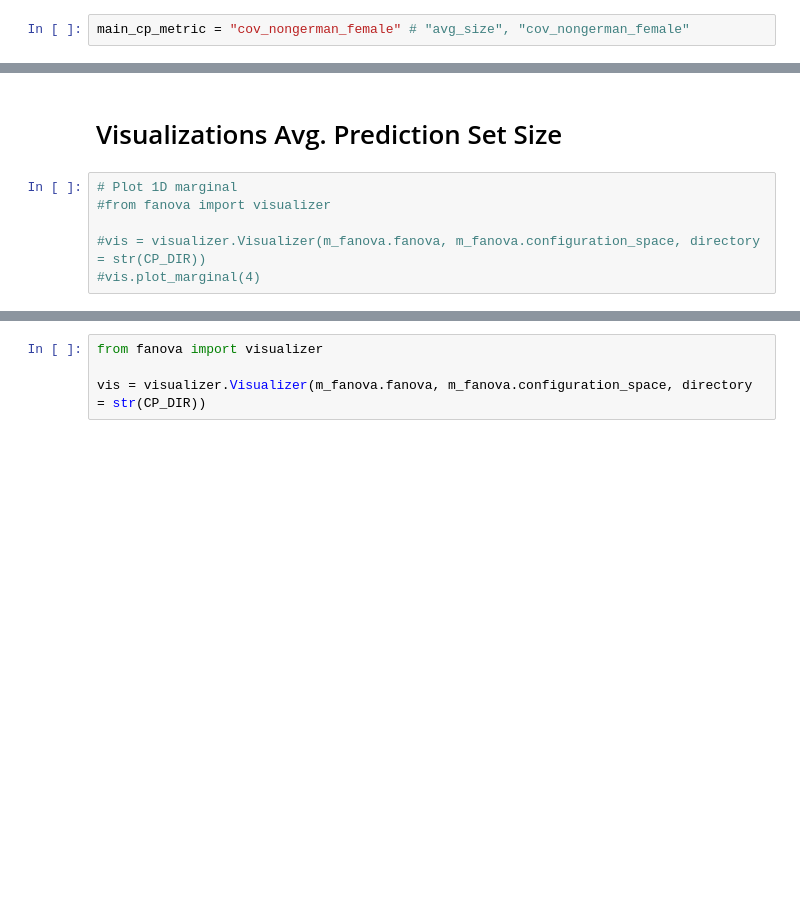
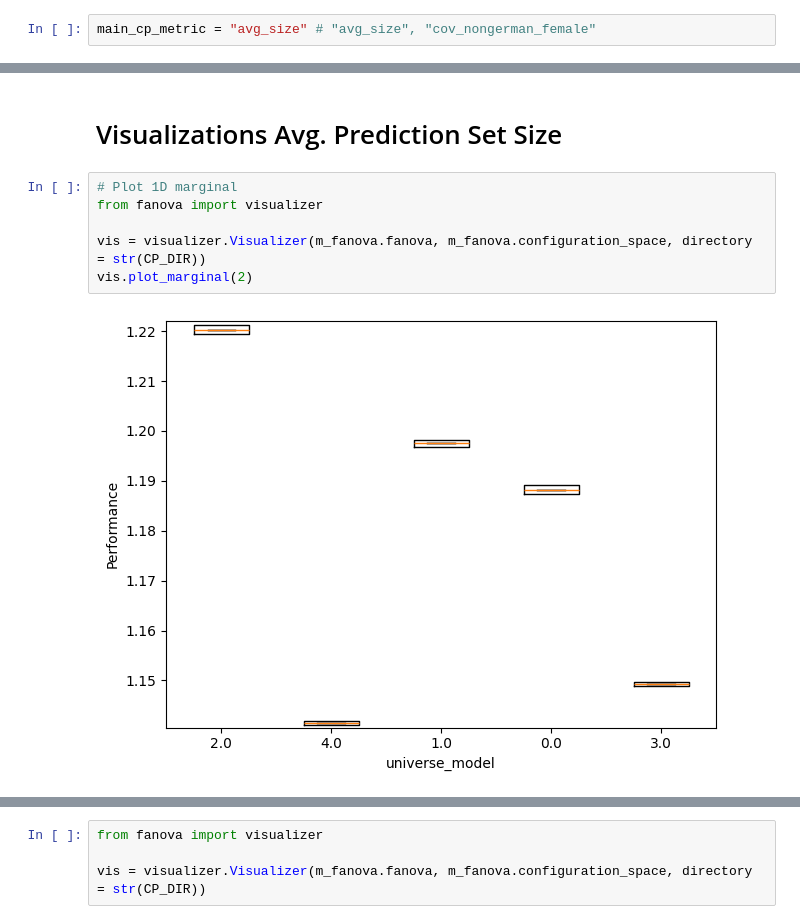
Before and after one commit to jsbroden/CMA_Fairness_v2, a Jupyter notebook: analysis_var_imp_overall.ipynb, the cells around one changed output, grey strips where cells are left out. Saved outputs shown, nothing was run; the diff lists cells and outputs as text; blank space fills up the shorter version.

Commit message:
fixing visualization issues with fanova

```diff
--- a/analysis_var_imp_overall.ipynb
+++ b/analysis_var_imp_overall.ipynb
@@ -34,7 +34,7 @@ df_agg.shape
 # %% [output]
 (900, 14)
 # %%
-main_cp_metric = "cov_nongerman_female" # "avg_size", "cov_nongerman_female"
+main_cp_metric = "avg_size" # "avg_size", "cov_nongerman_female"
 # %% [markdown]
 # Calculate Variable Importance
 # %% [markdown]
@@ -296,7 +244,9 @@ output_path.write_text(latex)
 # Visualizations Avg. Prediction Set Size
 # %%
 # Plot 1D marginal
-#from fanova import visualizer
+from fanova import visualizer
 
-#vis = visualizer.Visualizer(m_fanova.fanova, m_fanova.configuration_space, directory = str(CP_DIR))
-#vis.plot_marginal(4)
+vis = visualizer.Visualizer(m_fanova.fanova, m_fanova.configuration_space, directory = str(CP_DIR))
+vis.plot_marginal(2)
+# %% [output]
+[figure, added]
```
Also changed, not shown: parts of 17 cells of this notebook, 6 other files.
